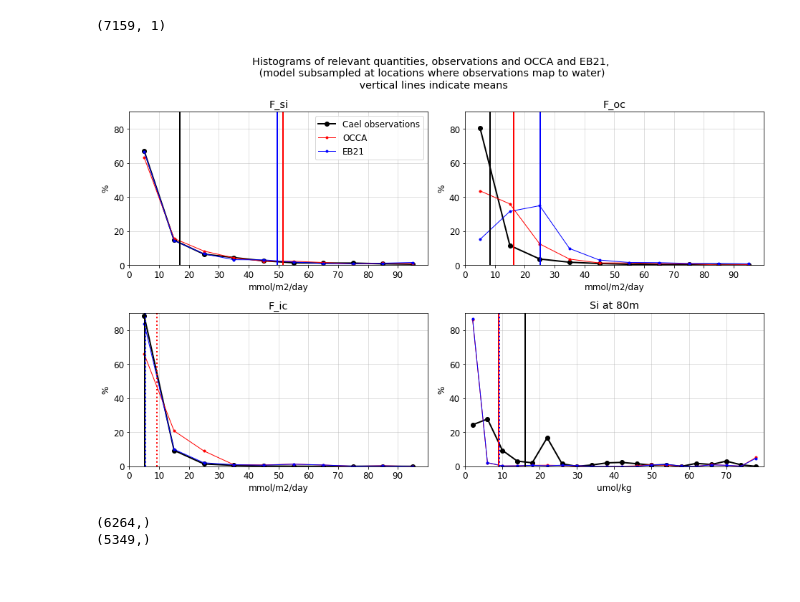
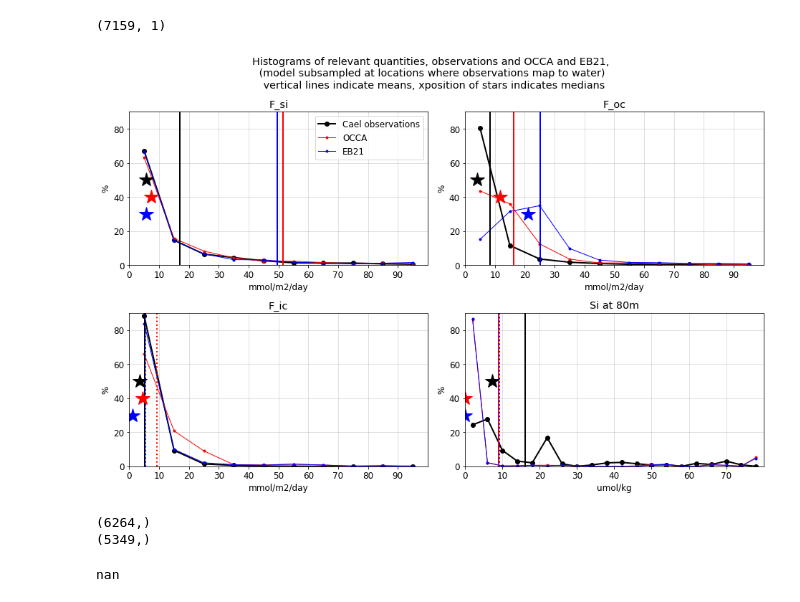
Before and after one commit to tjarnikova/SOZONE, a Jupyter notebook: BallastingCael/extractCaelCorrPointsFromModel.ipynb, the cells around one changed output. Drawn from its saved outputs; the diff is of its cells as text; code cells hidden in the pictures.

```diff
--- a/BallastingCael/extractCaelCorrPointsFromModel.ipynb
+++ b/BallastingCael/extractCaelCorrPointsFromModel.ipynb
@@ -398,6 +398,9 @@ axs[0].plot(bin_cent,histback*100, color = 'b', linewidth = 1, marker = '.', lab
 axs[0].axvline(np.nanmean(F_si_CAEL[on_land == 0]), color = 'k', linewidth = 2)
 axs[0].axvline(np.nanmean(F_si_OCCA), color = 'r', linewidth = 2)
 axs[0].axvline(np.nanmean(F_si_EB21), color = 'b', linewidth = 2)
+axs[0].plot(np.nanmedian(F_si_CAEL[on_land == 0]),50, color = 'k', marker = '*', markersize = 20)
+axs[0].plot(np.median(F_si_OCCA),40, color = 'r',  marker = '*', markersize = 20)
+axs[0].plot(np.median(F_si_EB21),30, color = 'b',  marker = '*', markersize = 20)
 
 F_oc_max = 100
 nsback, bin_cent, histback = custhist(F_oc_CAEL[on_land == 0], 10, 0, F_oc_max)
@@ -409,6 +412,9 @@ axs[1].plot(bin_cent,histback*100, color = 'b', linewidth = 1, marker = '.', lab
 axs[1].axvline(np.nanmean(F_oc_CAEL[on_land == 0]), color = 'k', linewidth = 2)
 axs[1].axvline(np.nanmean(F_oc_OCCA), color = 'r', linewidth = 2)
 axs[1].axvline(np.nanmean(F_oc_EB21), color = 'b', linewidth = 2)
+axs[1].plot(np.nanmedian(F_oc_CAEL[on_land == 0]),50, color = 'k', marker = '*', markersize = 20)
+axs[1].plot(np.median(F_oc_OCCA),40, color = 'r',  marker = '*', markersize = 20)
+axs[1].plot(np.median(F_oc_EB21),30, color = 'b',  marker = '*', markersize = 20)
 
 F_ic_max = 100
 nsback, bin_cent, histback = custhist(F_ic_CAEL[on_land == 0], 10, 0, F_ic_max)
@@ -420,36 +426,42 @@ axs[2].plot(bin_cent,histback*100, color = 'b', linewidth = 1, marker = '.', lab
 axs[2].axvline(np.nanmean(F_ic_CAEL[on_land == 0]), color = 'k', linewidth = 2)
 axs[2].axvline(np.nanmean(F_ic_OCCA), color = 'r', linewidth = 2, linestyle = ':')
 axs[2].axvline(np.nanmean(F_ic_EB21), color = 'b', linewidth = 2, linestyle = ':')
+axs[2].plot(np.nanmedian(F_ic_CAEL[on_land == 0]),50, color = 'k', marker = '*', markersize = 20)
+axs[2].plot(np.median(F_ic_OCCA),40, color = 'r',  marker = '*', markersize = 20)
+axs[2].plot(np.median(F_ic_EB21),30, color = 'b',  marker = '*', markersize = 20)
+
 
 Si_max = 80
 nsback, bin_cent, histback = custhist(Si80_CAEL[on_land == 0], 20, 0, Si_max)
 axs[3].plot(bin_cent,histback*100, color = 'k', linewidth = 2, marker = 'o')
 nsback, bin_cent, histback = custhist(Si_umolkg_OCCA_75, 20, 0, Si_max)
 axs[3].plot(bin_cent,histback*100, color = 'r', linewidth = 1, marker = '.', label = 'OCCA')
 nsback, bin_cent, histback = custhist(Si_umolkg_EB21_75, 20, 0, Si_max)
 axs[3].plot(bin_cent,histback*100, color = 'b', linewidth = 1, marker = '.', label = 'EB21')
 axs[3].axvline(np.nanmean(Si80_CAEL[on_land == 0]), color = 'k', linewidth = 2)
 axs[3].axvline(np.nanmean(Si_umolkg_OCCA_75), color = 'r', linewidth = 2)
 axs[3].axvline(np.nanmean(Si_umolkg_EB21_75), color = 'b', linewidth = 2, linestyle =':')
-
+axs[3].plot(np.nanmedian(Si80_CAEL[on_land == 0]),50, color = 'k', marker = '*', markersize = 20)
+axs[3].plot(np.median(Si_umolkg_OCCA_75),40, color = 'r',  marker = '*', markersize = 20)
+axs[3].plot(np.median(Si_umolkg_EB21_75),30, color = 'b',  marker = '*', markersize = 20)
 
 tits = ['F_si', 'F_oc', 'F_ic', 'Si at 80m']
 for i in range(0,4):
     axs[i].set_ylim([0,90])
     axs[i].set_xlim([0,100])
     axs[i].set_xticks(np.arange(0,100,10))
     axs[i].grid(alpha = 0.5)
     axs[i].set_ylabel('%')
     axs[i].set_title(tits[i])
     axs[i].set_xlabel('mmol/m2/day')
     axs[3].set_xlabel('umol/kg')
     axs[3].set_xlim([0,80])
     axs[3].set_xticks(np.arange(0,80,10))
     axs[0].legend()
 
-plt.suptitle('Histograms of relevant quantities, observations and OCCA and EB21, \n (model subsampled at locations where observations map to water) \n vertical lines indicate means')
+plt.suptitle('Histograms of relevant quantities, observations and OCCA and EB21, \n (model subsampled at locations where observations map to water) \n vertical lines indicate means, xposition of stars indicates medians')
 
 plt.tight_layout()
 # %% [output]
-[figure, old version]
+[figure, new version]
 # %%
@@ -459,10 +475,6 @@ print(np.shape(Si_umolkg_EB21_75[Si_umolkg_EB21_75<5]))
 (6264,)
 (5349,)
 # %%
-# F_si_OCCA
-# F_ic_OCCA
-# F_oc_OCCA
-# Si_umolkg_OCCA_tot
-# EXP_xr_OCCA
-# ExpCO3_xr_OCCA
-# sinksil_xr_OCCA
+np.median(Si80_CAEL[on_land == 0])
+# %% [output]
+nan
```
Also changed, not shown: parts of 1 cell of this notebook, 2 other files.
